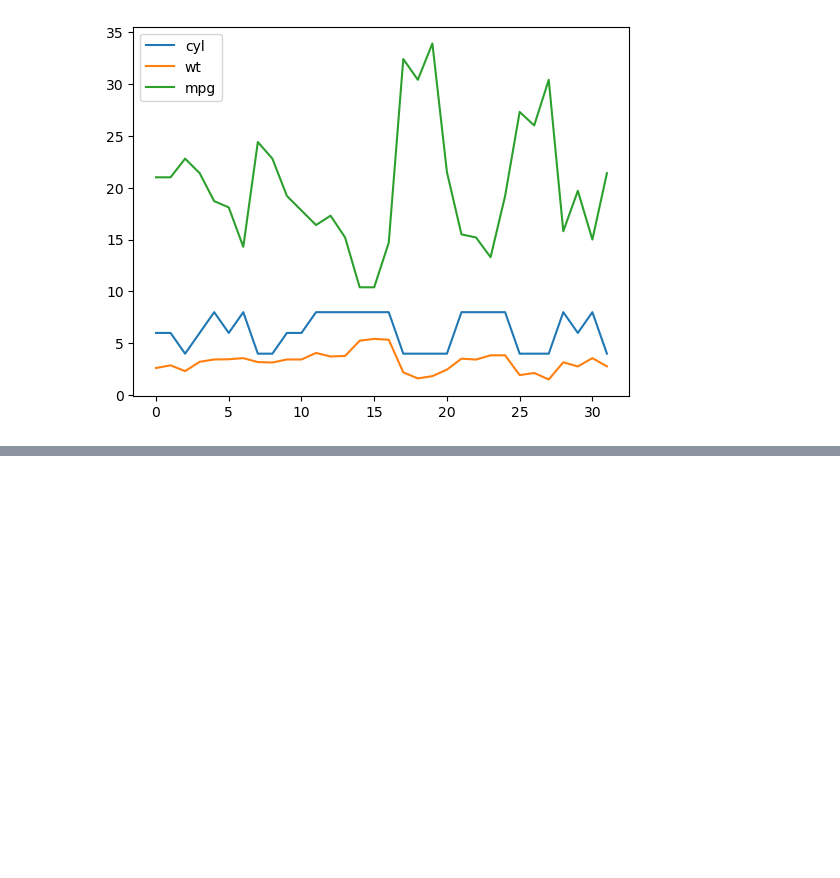
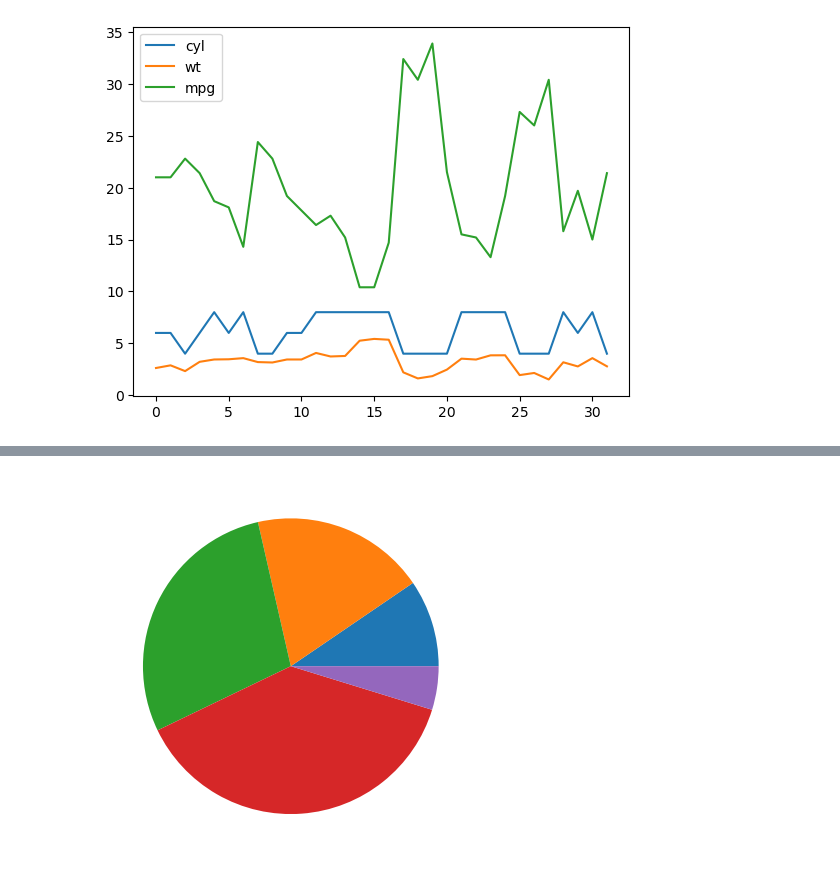
Before and after one commit to PatThompson1306/exercises, a Jupyter notebook: linkedin_7_visualisations_mtcars.ipynb, the cells around one changed output, grey strips where cells are left out. Drawn from its saved outputs; the diff is of its cells as text; code cells hidden in the pictures; blank space fills up the shorter version.

```diff
--- a/linkedin_7_visualisations_mtcars.ipynb
+++ b/linkedin_7_visualisations_mtcars.ipynb
@@ -29,0 +38,9 @@ plot_one.plot()
+# %%
+x = [1,2,3,4,0.5]
+plt.pie(x)
+plt.show()
+# plt.savefig("my_pie_chart.png")
+
+# create a pie chart from a list and displaying it / saving it
+# %% [output]
+[figure, added]
```
Also changed, not shown: parts of 1 cell of this notebook, 1 other file.
